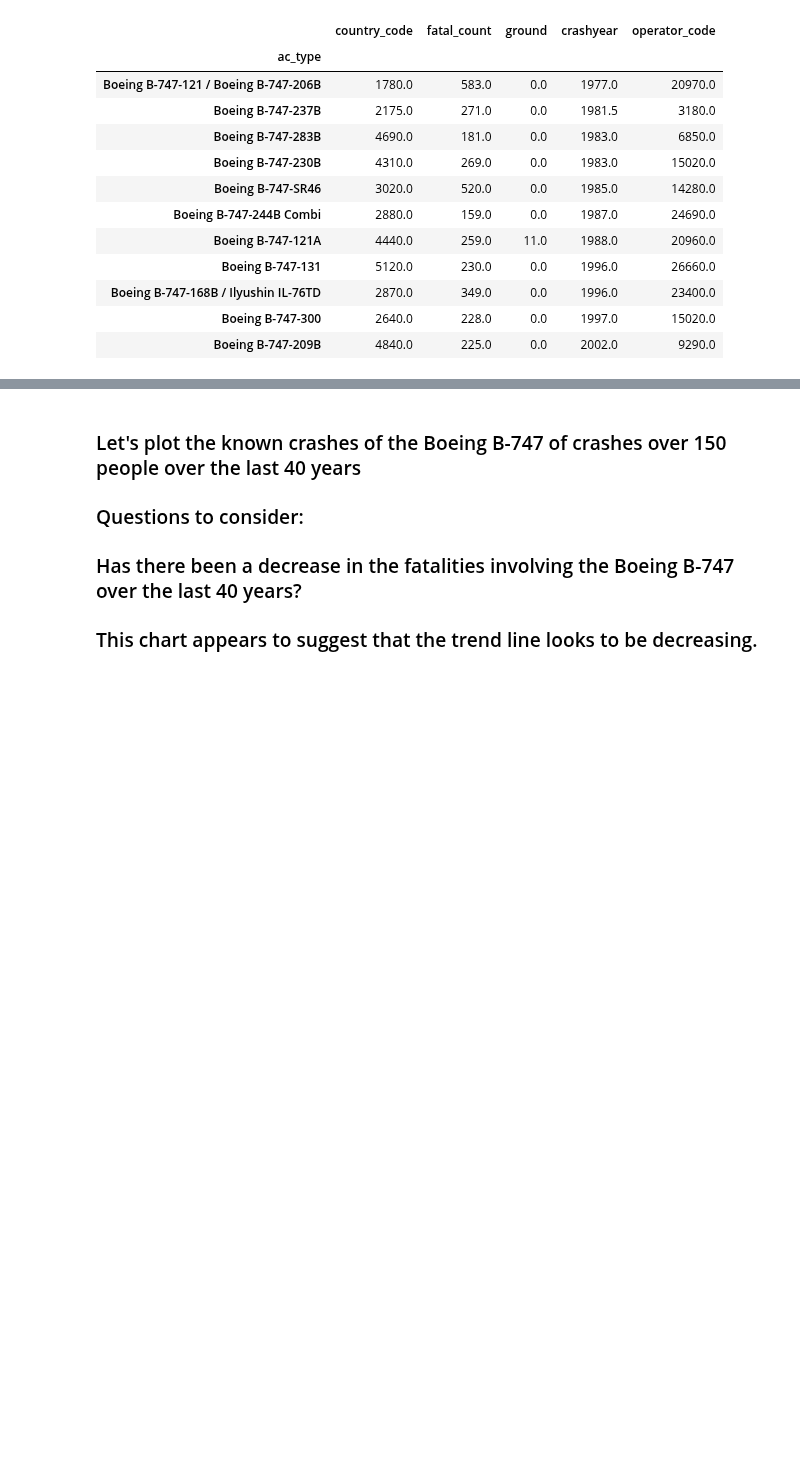
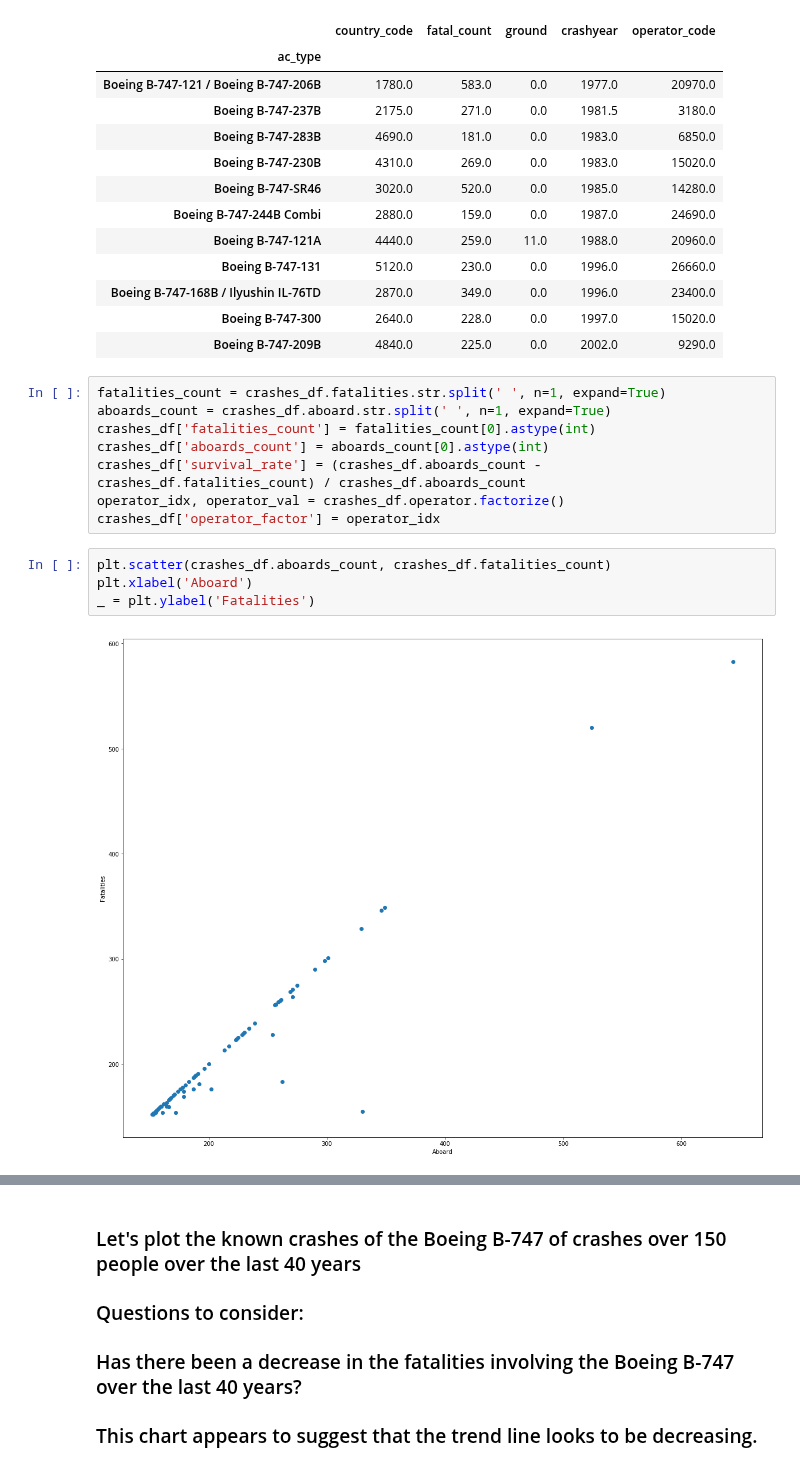
Before and after one commit to loupendley/Thinkful, a Jupyter notebook: Datafiles/VisualizeWhatYouSee_Unit_Lession2_Project_4.ipynb, the cells around one changed output, grey strips where cells are left out. Drawn from its saved outputs; the diff is of its cells as text; blank space fills up the shorter version.

```diff
--- a/Datafiles/VisualizeWhatYouSee_Unit_Lession2_Project_4.ipynb
+++ b/Datafiles/VisualizeWhatYouSee_Unit_Lession2_Project_4.ipynb
@@ -54,3 +59,17 @@ crashes_df_ac_type.sort_values(['crashyear', 'fatal_count'],ascending=True) # so
 | Boeing B-747-168B / Ilyushin IL-76TD | 2870.0 | 349.0 | 0.0 | 1996.0 | 23400.0 |
 | Boeing B-747-300 | 2640.0 | 228.0 | 0.0 | 1997.0 | 15020.0 |
 | Boeing B-747-209B | 4840.0 | 225.0 | 0.0 | 2002.0 | 9290.0 |
+# %%
+fatalities_count = crashes_df.fatalities.str.split(' ', n=1, expand=True)
+aboards_count = crashes_df.aboard.str.split(' ', n=1, expand=True)
+crashes_df['fatalities_count'] = fatalities_count[0].astype(int)
+crashes_df['aboards_count'] = aboards_count[0].astype(int)
+crashes_df['survival_rate'] = (crashes_df.aboards_count - crashes_df.fatalities_count) / crashes_df.aboards_count
+operator_idx, operator_val = crashes_df.operator.factorize()
+crashes_df['operator_factor'] = operator_idx
+# %%
+plt.scatter(crashes_df.aboards_count, crashes_df.fatalities_count)
+plt.xlabel('Aboard')
+_ = plt.ylabel('Fatalities')
+# %% [output]
+[figure, added]
```
Also changed, not shown: parts of 8 cells of this notebook.
